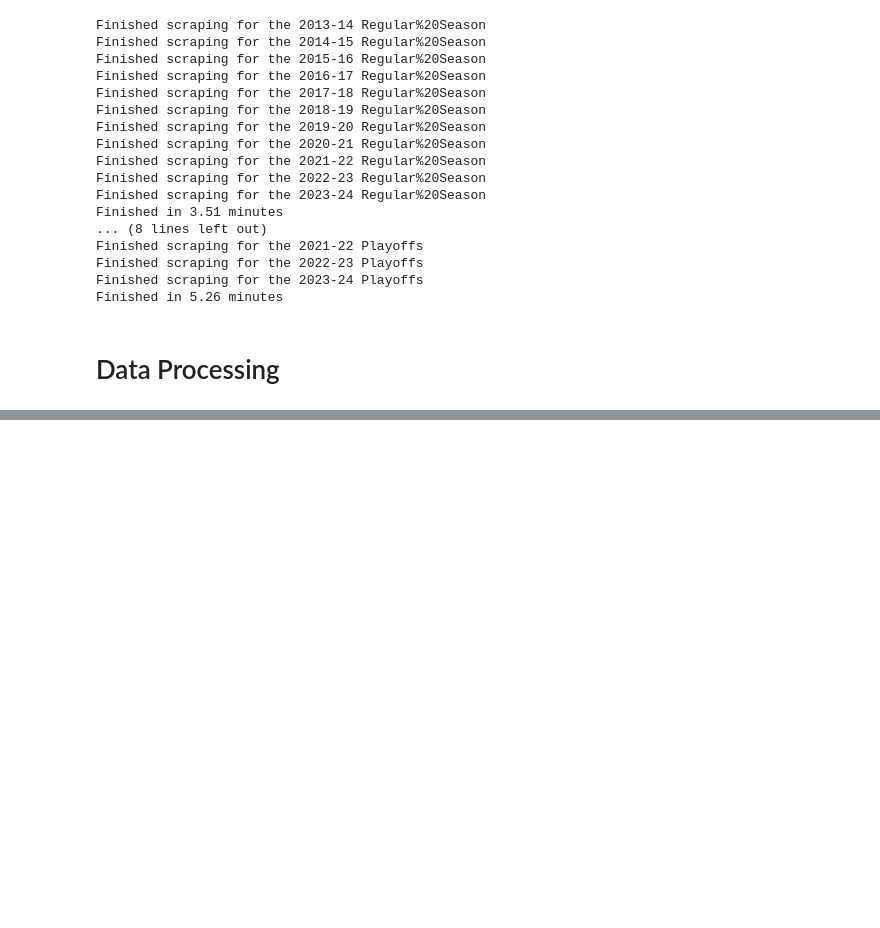
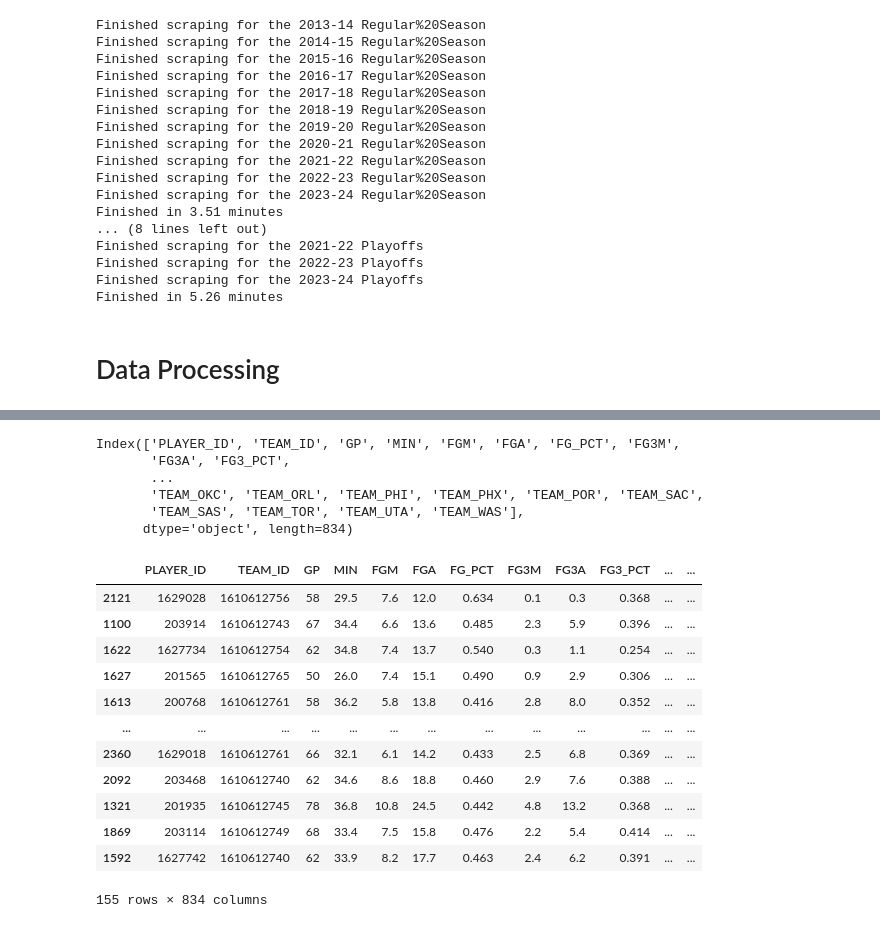
Before and after one commit to Olivier-300/Nba_Awards, a Jupyter notebook: scrap.ipynb, the cells around one changed output, grey strips where cells are left out. Drawn from its saved outputs; the diff is of its cells as text; code cells hidden in the pictures; blank space fills up the shorter version.

```diff
--- a/scrap.ipynb
+++ b/scrap.ipynb
@@ -111,0 +196,25 @@ all_datas[0].sample(10)
+# %%
+test_data.columns
+# %% [output]
+Index(['PLAYER_ID', 'TEAM_ID', 'GP', 'MIN', 'FGM', 'FGA', 'FG_PCT', 'FG3M',
+       'FG3A', 'FG3_PCT',
+       ...
+       'TEAM_OKC', 'TEAM_ORL', 'TEAM_PHI', 'TEAM_PHX', 'TEAM_POR', 'TEAM_SAC',
+       'TEAM_SAS', 'TEAM_TOR', 'TEAM_UTA', 'TEAM_WAS'],
+      dtype='object', length=834)
+# %%
+test_data[test_data['PTS']>17]
+# %% [output]
+|  | PLAYER_ID | TEAM_ID | GP | MIN | FGM | FGA | FG_PCT | FG3M | FG3A | FG3_PCT | ... | ... |
+| 2121 | 1629028 | 1610612756 | 58 | 29.5 | 7.6 | 12.0 | 0.634 | 0.1 | 0.3 | 0.368 | ... | ... |
+| 1100 | 203914 | 1610612743 | 67 | 34.4 | 6.6 | 13.6 | 0.485 | 2.3 | 5.9 | 0.396 | ... | ... |
+| 1622 | 1627734 | 1610612754 | 62 | 34.8 | 7.4 | 13.7 | 0.540 | 0.3 | 1.1 | 0.254 | ... | ... |
+| 1627 | 201565 | 1610612765 | 50 | 26.0 | 7.4 | 15.1 | 0.490 | 0.9 | 2.9 | 0.306 | ... | ... |
+| 1613 | 200768 | 1610612761 | 58 | 36.2 | 5.8 | 13.8 | 0.416 | 2.8 | 8.0 | 0.352 | ... | ... |
+| ... | ... | ... | ... | ... | ... | ... | ... | ... | ... | ... | ... | ... |
+| 2360 | 1629018 | 1610612761 | 66 | 32.1 | 6.1 | 14.2 | 0.433 | 2.5 | 6.8 | 0.369 | ... | ... |
+| 2092 | 203468 | 1610612740 | 62 | 34.6 | 8.6 | 18.8 | 0.460 | 2.9 | 7.6 | 0.388 | ... | ... |
+| 1321 | 201935 | 1610612745 | 78 | 36.8 | 10.8 | 24.5 | 0.442 | 4.8 | 13.2 | 0.368 | ... | ... |
+| 1869 | 203114 | 1610612749 | 68 | 33.4 | 7.5 | 15.8 | 0.476 | 2.2 | 5.4 | 0.414 | ... | ... |
+| 1592 | 1627742 | 1610612740 | 62 | 33.9 | 8.2 | 17.7 | 0.463 | 2.4 | 6.2 | 0.391 | ... | ... |
+155 rows × 834 columns
```
Also changed, not shown: parts of 14 cells of this notebook.
